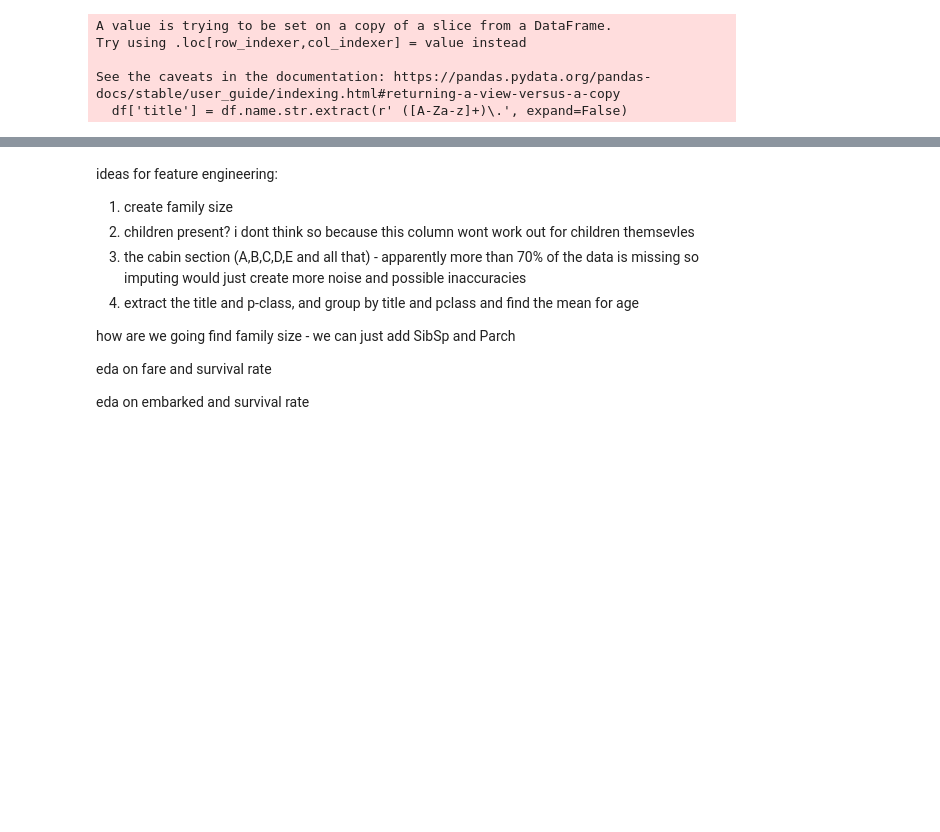
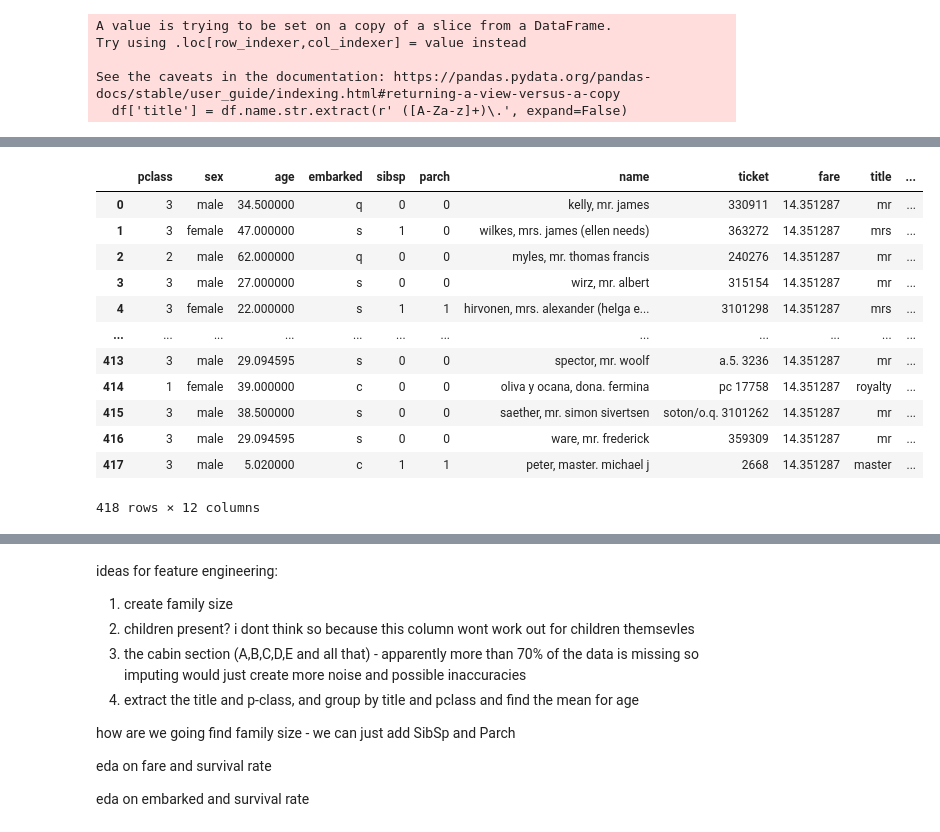
Before and after one commit to heardchef33/titanic-survival-prediction, a Jupyter notebook: notebooks/predictions-with-feature-eng.ipynb, the cells around one changed output, grey strips where cells are left out. Cells and saved outputs as stored; diff of their text form; code cells hidden in the pictures; blank space fills up the shorter version.

```diff
--- a/notebooks/predictions-with-feature-eng.ipynb
+++ b/notebooks/predictions-with-feature-eng.ipynb
@@ -202,0 +246,16 @@ def fill_age(x):
+# %%
+X_test_2
+# %% [output]
+|  | pclass | sex | age | embarked | sibsp | parch | name | ticket | fare | title | ... |
+| 0 | 3 | male | 34.500000 | q | 0 | 0 | kelly, mr. james | 330911 | 14.351287 | mr | ... |
+| 1 | 3 | female | 47.000000 | s | 1 | 0 | wilkes, mrs. james (ellen needs) | 363272 | 14.351287 | mrs | ... |
+| 2 | 2 | male | 62.000000 | q | 0 | 0 | myles, mr. thomas francis | 240276 | 14.351287 | mr | ... |
+| 3 | 3 | male | 27.000000 | s | 0 | 0 | wirz, mr. albert | 315154 | 14.351287 | mr | ... |
+| 4 | 3 | female | 22.000000 | s | 1 | 1 | hirvonen, mrs. alexander (helga e... | 3101298 | 14.351287 | mrs | ... |
+| ... | ... | ... | ... | ... | ... | ... | ... | ... | ... | ... | ... |
+| 413 | 3 | male | 29.094595 | s | 0 | 0 | spector, mr. woolf | a.5. 3236 | 14.351287 | mr | ... |
+| 414 | 1 | female | 39.000000 | c | 0 | 0 | oliva y ocana, dona. fermina | pc 17758 | 14.351287 | royalty | ... |
+| 415 | 3 | male | 38.500000 | s | 0 | 0 | saether, mr. simon sivertsen | soton/o.q. 3101262 | 14.351287 | mr | ... |
+| 416 | 3 | male | 29.094595 | s | 0 | 0 | ware, mr. frederick | 359309 | 14.351287 | mr | ... |
+| 417 | 3 | male | 5.020000 | c | 1 | 1 | peter, master. michael j | 2668 | 14.351287 | master | ... |
+418 rows × 12 columns
```
Also changed, not shown: parts of 27 cells of this notebook.
